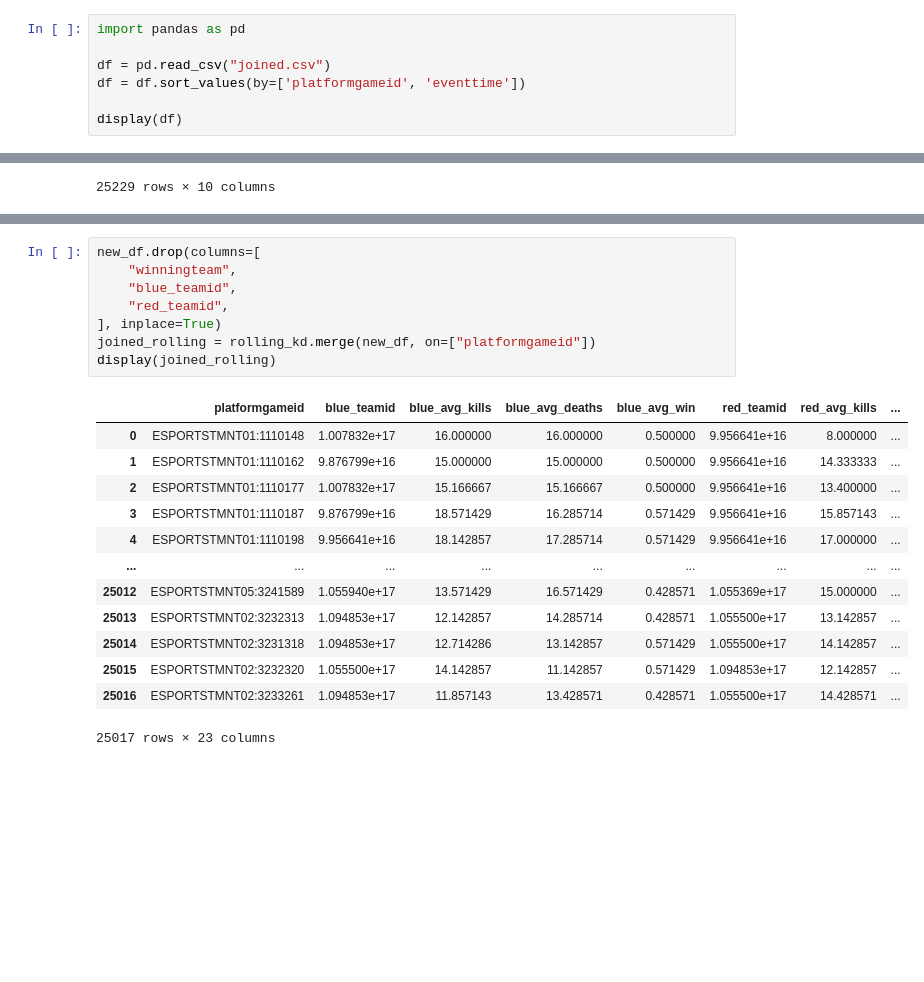
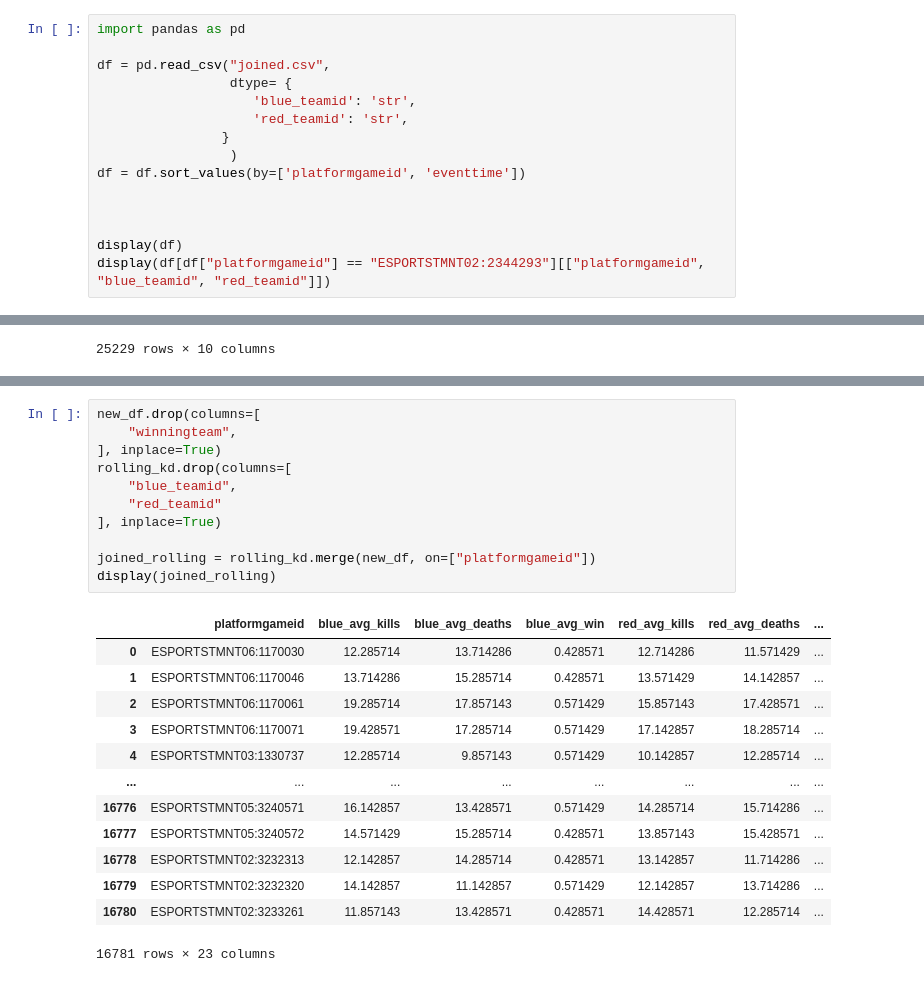
Before and after one commit to JanWen/gnar_score, a Jupyter notebook: csv/rolling.ipynb, the cells around one changed output, grey strips where cells are left out. Cells and saved outputs as stored; diff of their text form; blank space fills up the shorter version.

```diff
--- a/csv/rolling.ipynb
+++ b/csv/rolling.ipynb
@@ -1,9 +1,17 @@
 # %%
 import pandas as pd
 
-df = pd.read_csv("joined.csv")
+df = pd.read_csv("joined.csv",
+                 dtype= {
+                    'blue_teamid': 'str',
+                    'red_teamid': 'str',
+                }
+                 )
 df = df.sort_values(by=['platformgameid', 'eventtime'])
 
+
+
 display(df)
+display(df[df["platformgameid"] == "ESPORTSTMNT02:2344293"][["platformgameid", "blue_teamid", "red_teamid"]])
 # %% [output]
 |  | gametime_inhib | platformgameid | killerteamid_inhib | gametime_tower | killerteamid_tower | gametime_kill | ... |
@@ -224,25 +237,28 @@ print(accuracy_score(y_test, predictive_labels))
 # %%
 new_df.drop(columns=[
     "winningteam",
+], inplace=True)
+rolling_kd.drop(columns=[
     "blue_teamid",
-    "red_teamid",
+    "red_teamid"
 ], inplace=True)
+
 joined_rolling = rolling_kd.merge(new_df, on=["platformgameid"])
 display(joined_rolling)
 # %% [output]
-|  | platformgameid | blue_teamid | blue_avg_kills | blue_avg_deaths | blue_avg_win | red_teamid | red_avg_kills | ... |
-| 0 | ESPORTSTMNT01:1110148 | 1.007832e+17 | 16.000000 | 16.000000 | 0.500000 | 9.956641e+16 | 8.000000 | ... |
-| 1 | ESPORTSTMNT01:1110162 | 9.876799e+16 | 15.000000 | 15.000000 | 0.500000 | 9.956641e+16 | 14.333333 | ... |
-| 2 | ESPORTSTMNT01:1110177 | 1.007832e+17 | 15.166667 | 15.166667 | 0.500000 | 9.956641e+16 | 13.400000 | ... |
-| 3 | ESPORTSTMNT01:1110187 | 9.876799e+16 | 18.571429 | 16.285714 | 0.571429 | 9.956641e+16 | 15.857143 | ... |
-| 4 | ESPORTSTMNT01:1110198 | 9.956641e+16 | 18.142857 | 17.285714 | 0.571429 | 9.956641e+16 | 17.000000 | ... |
-| ... | ... | ... | ... | ... | ... | ... | ... | ... |
-| 25012 | ESPORTSTMNT05:3241589 | 1.055940e+17 | 13.571429 | 16.571429 | 0.428571 | 1.055369e+17 | 15.000000 | ... |
-| 25013 | ESPORTSTMNT02:3232313 | 1.094853e+17 | 12.142857 | 14.285714 | 0.428571 | 1.055500e+17 | 13.142857 | ... |
-| 25014 | ESPORTSTMNT02:3231318 | 1.094853e+17 | 12.714286 | 13.142857 | 0.571429 | 1.055500e+17 | 14.142857 | ... |
-| 25015 | ESPORTSTMNT02:3232320 | 1.055500e+17 | 14.142857 | 11.142857 | 0.571429 | 1.094853e+17 | 12.142857 | ... |
-| 25016 | ESPORTSTMNT02:3233261 | 1.094853e+17 | 11.857143 | 13.428571 | 0.428571 | 1.055500e+17 | 14.428571 | ... |
+|  | platformgameid | blue_avg_kills | blue_avg_deaths | blue_avg_win | red_avg_kills | red_avg_deaths | ... |
+| 0 | ESPORTSTMNT06:1170030 | 12.285714 | 13.714286 | 0.428571 | 12.714286 | 11.571429 | ... |
+| 1 | ESPORTSTMNT06:1170046 | 13.714286 | 15.285714 | 0.428571 | 13.571429 | 14.142857 | ... |
+| 2 | ESPORTSTMNT06:1170061 | 19.285714 | 17.857143 | 0.571429 | 15.857143 | 17.428571 | ... |
+| 3 | ESPORTSTMNT06:1170071 | 19.428571 | 17.285714 | 0.571429 | 17.142857 | 18.285714 | ... |
+| 4 | ESPORTSTMNT03:1330737 | 12.285714 | 9.857143 | 0.571429 | 10.142857 | 12.285714 | ... |
+| ... | ... | ... | ... | ... | ... | ... | ... |
+| 16776 | ESPORTSTMNT05:3240571 | 16.142857 | 13.428571 | 0.571429 | 14.285714 | 15.714286 | ... |
+| 16777 | ESPORTSTMNT05:3240572 | 14.571429 | 15.285714 | 0.428571 | 13.857143 | 15.428571 | ... |
+| 16778 | ESPORTSTMNT02:3232313 | 12.142857 | 14.285714 | 0.428571 | 13.142857 | 11.714286 | ... |
+| 16779 | ESPORTSTMNT02:3232320 | 14.142857 | 11.142857 | 0.571429 | 12.142857 | 13.714286 | ... |
+| 16780 | ESPORTSTMNT02:3233261 | 11.857143 | 13.428571 | 0.428571 | 14.428571 | 12.285714 | ... |
-25017 rows × 23 columns
+16781 rows × 23 columns
 # %%
 X = joined_rolling[["blue_avg_inhib",	"red_avg_inhib",	"blue_avg_tower",	"red_avg_tower",	"blue_avg_kill",
                     "red_avg_kill", "blue_avg_kills",	"blue_avg_deaths",	"blue_avg_win",	"red_avg_kills",	"red_avg_deaths",	"red_avg_win",
```
Also changed, not shown: parts of 9 cells of this notebook, 17 other files.
